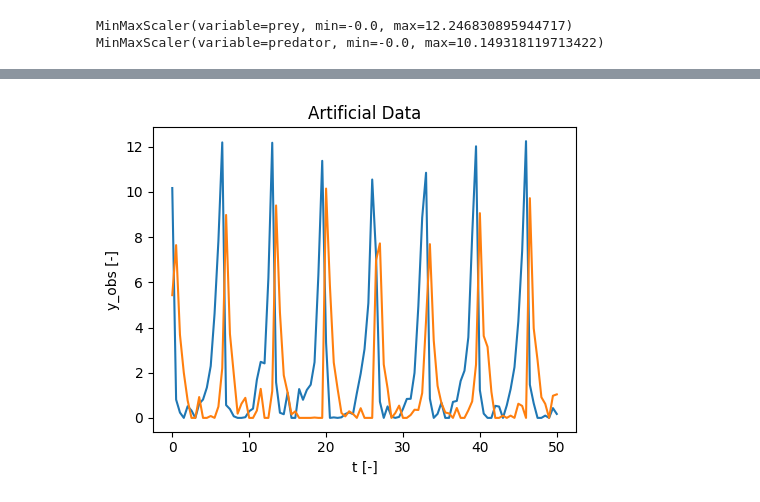
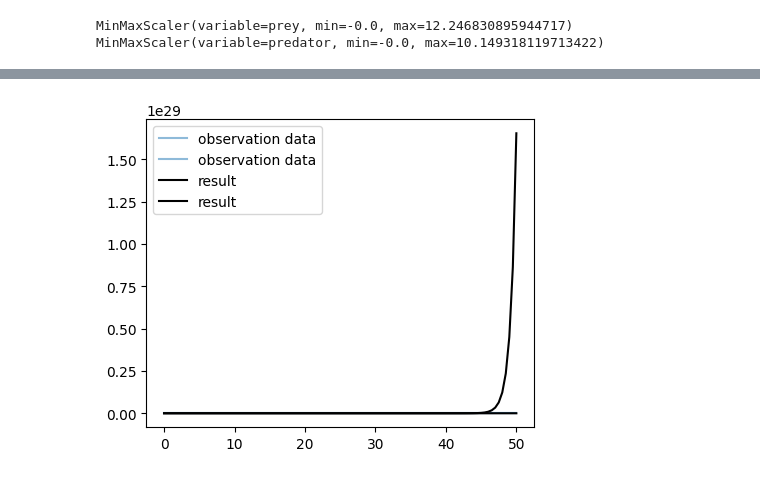
Before and after one commit to flo-schu/pymob, a Jupyter notebook: test2.ipynb, the cells around one changed output, grey strips where cells are left out. Drawn from its saved outputs; the diff is of its cells as text; code cells hidden in the pictures.

Commit message:
Got UDESolver to work with external input data

```diff
--- a/test2.ipynb
+++ b/test2.ipynb
@@ -9,11 +15,0 @@ import jax.tree_util as jtu
-# %%
-t = jnp.arange(20)
-y = jnp.array([40,9])
-alpha = 0.5
-beta = 0.03
-gamma = 0.02
-delta = 0.5
-
-key = jrandom.PRNGKey(5678)
-data_key, model_key, loader_key = jrandom.split(key, 3)
-func = Func(10,10,key=model_key,theta_true=jnp.array([alpha,beta,gamma,delta]),nnUDE_type="tanh(x)")
@@ -44,4 +18,31 @@ def lotkavolterra(t, y, alpha, beta, gamma, delta):
 # %%
+# Initialize the simulation object
+sim = SimulationBase()
+
+# Configure the case study
+sim.config.case_study.name = "ODEtutorial"
+sim.config.case_study.scenario = "lotkavolterra"
+
+alpha = jnp.array(1.3)
+beta = jnp.array(0.9)
+gamma = jnp.array(0.8)
+delta = jnp.array(1.8)
+
+key = jrandom.PRNGKey(5678)
+data_key, model_key, loader_key = jrandom.split(key, 3)
+
+# Add the model to the simulation
+sim.model = FuncXin(10,10,(alpha,beta,gamma,delta),"tanh(x)",key=model_key)
+
+# Define a solver
+sim.solver = UDESolver
+
+def lotkavolterra(t, y, alpha, beta, gamma, delta):
+    X, Y = y
+    dXdt = alpha * X - beta * X * Y
+    dYdt = gamma * X * Y - delta * Y
+    return dXdt, dYdt
+
 # Generate Lotka Volterra time series
 sol = solve_ivp(lotkavolterra, (0, 50), np.array([10,5]), "LSODA", np.linspace(0,50,101), args=[1.3,0.9,0.8,1.8])
 
@@ -55,10 +56,10 @@ y_obs = np.greater(y_obs, np.zeros(y_obs.shape)) * y_obs
 t = sol.t
 
 # Plot the generated data
-fig, ax = plt.subplots(figsize=(5, 4))
-ax.plot(t, y_obs.transpose(), label='Datapoints')
-ax.set(xlabel='t [-]', ylabel='y_obs [-]', title ='Artificial Data')
-plt.tight_layout()
+# fig, ax = plt.subplots(figsize=(5, 4))
+# ax.plot(t, y_obs.transpose(), label='Datapoints')
+# ax.set(xlabel='t [-]', ylabel='y_obs [-]', title ='Artificial Data')
+# plt.tight_layout()
 
 # Create an xArray dataset containing the artificial data
 data_obs_1 = xr.DataArray(y_obs[0], coords={"time": t}).to_dataset(name="prey")
@@ -67,6 +68,12 @@ data_obs = xr.merge([data_obs_1, data_obs_2])
 
 # Add our dataset to the simulation
 sim.observations = data_obs
+
+# Create an xArray dataset containing the external input data
+xin = xr.DataArray(np.ones(101)*0.1, coords={"time": t}).to_dataset(name="x_in")
+
+# Add external inputs to the simulation
+sim.model_parameters["x_in"] = xin
 
 # Pass the initial condition to the simulation
 #
@@ -82,6 +89,32 @@ y0_obs = sim.parse_input("y0", drop_dims=['time'])
 
 # Add the initial condition to the simulation
 sim.model_parameters["y0"] = y0_obs
+
+# Parameterize the model
+sim.config.model_parameters.alpha = Param(value=1.3, free=False)
+sim.config.model_parameters.delta = Param(value=1.8, free=True)
+
+# Make sure the model parameters are available to the model
+sim.model_parameters["parameters"] = sim.config.model_parameters.value_dict
+
+# At this point, this is necessary because Pymob apparently doesn't recognize it on its own. -> TODO
+sim.config.simulation.n_ode_states = 2
+
+# Put everything in place for running the simulation
+sim.dispatch_constructor()
+
+# Create an evaluator, run the simulation and obtain the results
+evaluator = sim.dispatch(theta={"delta":1.8})
+evaluator()
+data_res = evaluator.results
+
+# Plot the results
+fig, ax = plt.subplots(figsize=(5, 4))
+ax.plot(data_obs.time, data_obs.prey, ls="-", color="tab:blue", alpha=.5, label ="observation data")
+ax.plot(data_obs.time, data_obs.predator, ls="-", color="tab:blue", alpha=.5, label ="observation data")
+ax.plot(data_res.time, data_res.prey, color="black", label ="result")
+ax.plot(data_res.time, data_res.predator, color="black", label ="result")
+ax.legend()
 # %% [output]
 MinMaxScaler(variable=prey, min=-0.0, max=12.246830895944717)
 MinMaxScaler(variable=predator, min=-0.0, max=10.149318119713422)
@@ -88 +122 @@ MinMaxScaler(variable=predator, min=-0.0, max=10.149318119713422)
-[figure, old version]
+[figure, new version]
```
Also changed, not shown: parts of 11 cells of this notebook, 2 other files.
